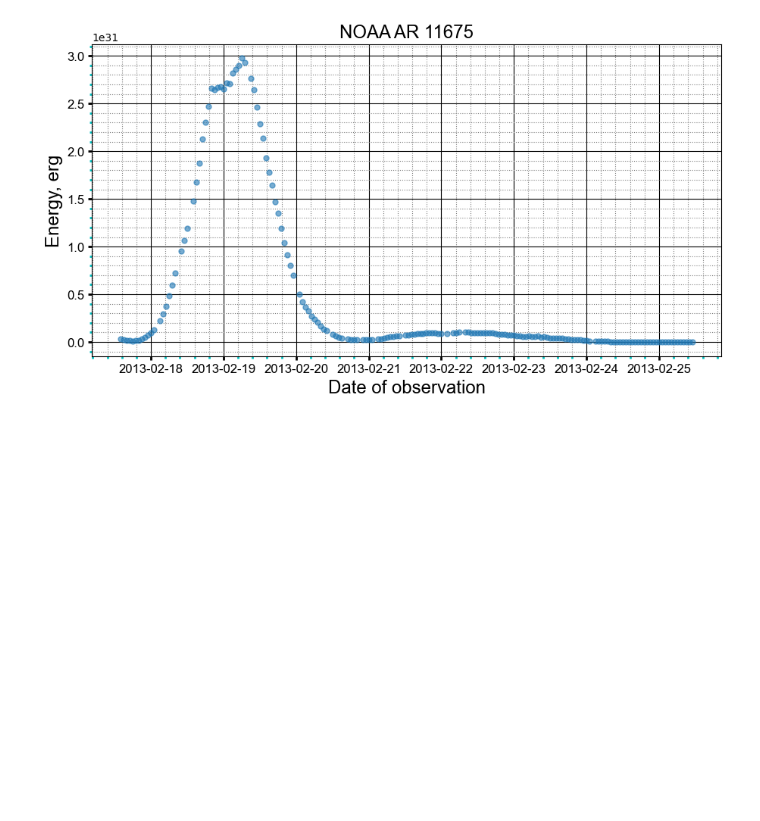
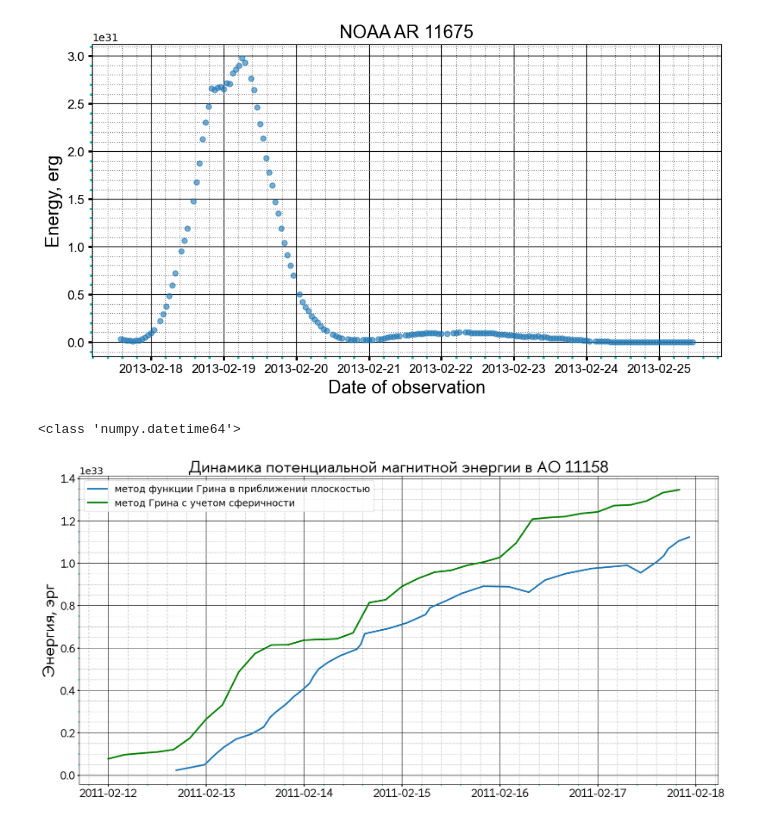
Before and after one commit to jakezetci/sun, a Jupyter notebook: distance_test.ipynb, the cells around one changed output. Saved outputs shown, nothing was run; the diff lists cells and outputs as text; code cells hidden in the pictures; blank space fills up the shorter version.

```diff
--- a/distance_test.ipynb
+++ b/distance_test.ipynb
@@ -88,3 +89,37 @@ ax.plot(df_2.date, df_2.E,'o', ms=5, alpha=0.6)
 fig.savefig(f'{num}.png')
 # %% [output]
 [figure]
+# %%
+NOAA_AR = 11158
+day = 12
+added_energys = np.loadtxt('energys_11158_density=3, day=12_added.txt')
+added_xys = np.loadtxt('locs_11158_density=3, day=12_added.txt')
+added_dates = np.loadtxt('dates_11158_12_dens3_added.txt', dtype=np.datetime64)
+
+init_energys = np.loadtxt(f'energys_{NOAA_AR}_density=3, day={day}_const.txt')
+init_xys = np.loadtxt(f'locs_{NOAA_AR}_density=3, day={day}_const.txt')
+init_dates = np.loadtxt(f'dates_{NOAA_AR}_{day}_dens3_const.txt', dtype=np.datetime64)
+
+energys = np.append(init_energys, added_energys)
+dates = np.append(init_dates, added_dates)
+xys = np.append(init_xys, added_xys)
+
+df_sun =  pd.read_csv('sunxudongdata2.csv', header=0, names=['date', 'E'], parse_dates=[0], infer_datetime_format=True)
+# %%
+df = pd.DataFrame({'E': pd.Series(init_energys),
+                   'date': pd.Series(init_dates),
+                   'y': pd.Series(init_xys.T[1]),
+                   'x': pd.Series(init_xys.T[0])})
+matplotlib.rcParams.update({'font.size': 18})
+
+fig, ax = plots.config(title=f'Динамика потенциальной магнитной энергии в АО {NOAA_AR}',
+             xlabel='', ylabel='Энергия, эрг', figsize=(18, 9))
+plt.plot(df_sun.date, (df_sun.E+0.6)*1e32, lw=3, label='метод функции Грина в приближении плоскостью')
+plt.plot(df.date[:], df.E*np.pi*4*4, lw=3,color='green',  label ='метод Грина с учетом сферичности')
+plt.legend(loc='best')
+
+print(type(df_sun.date.values[0]))
+fig.savefig('Энергии')
+# %% [output]
+<class 'numpy.datetime64'>
+[figure, added]
```
Also changed, not shown: parts of 4 cells of this notebook.
